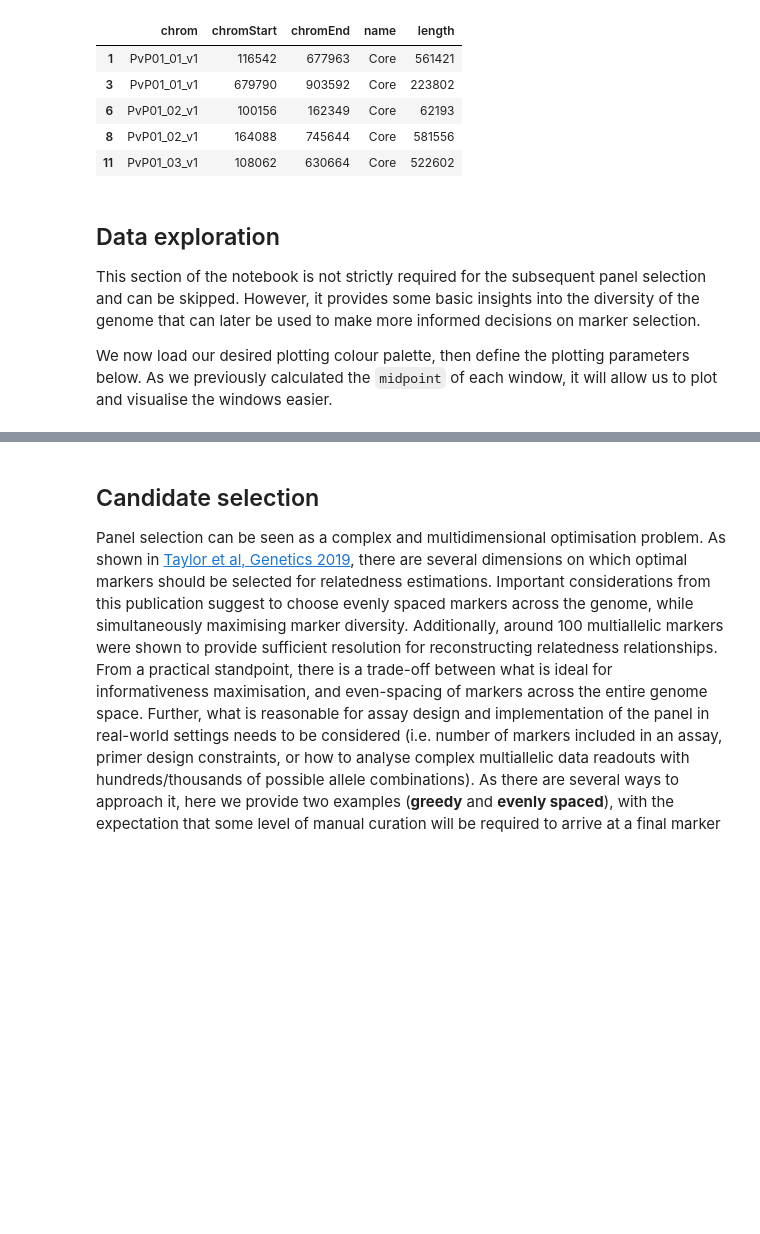
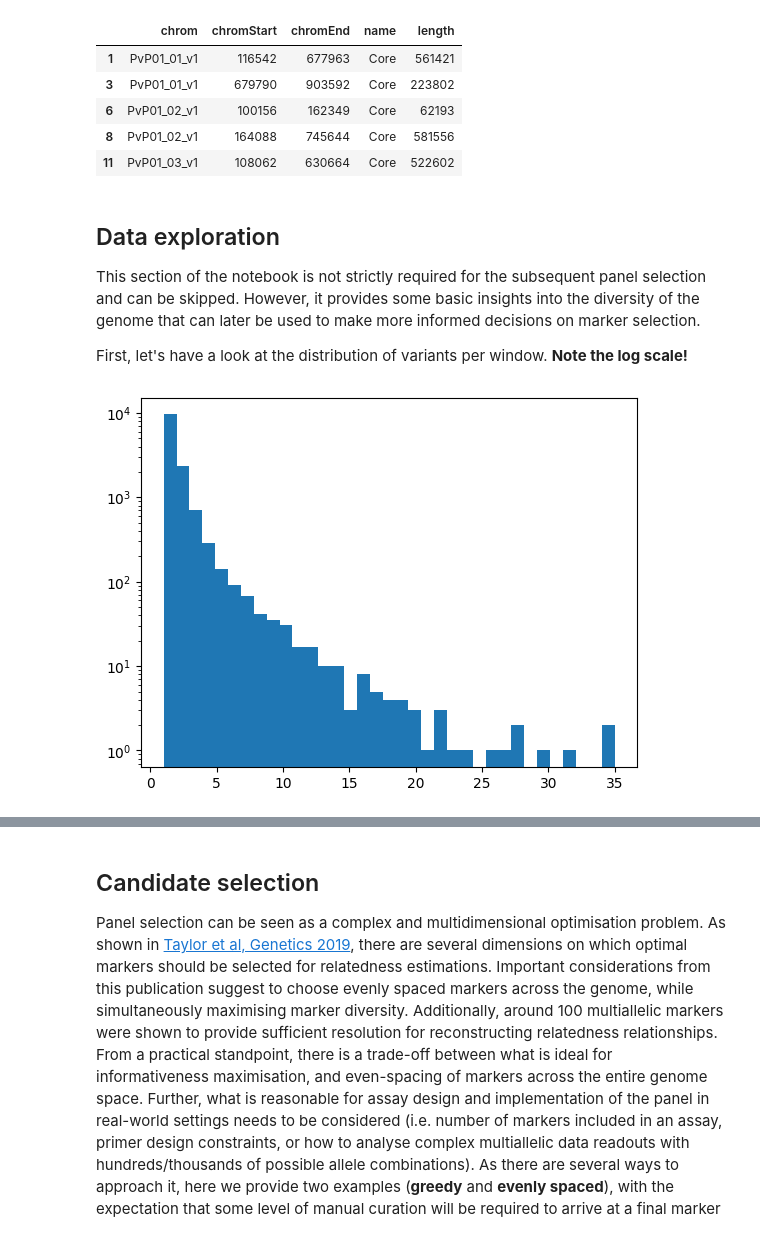
Before and after one commit to svsiegel/vivax-mhaps, a Jupyter notebook: notebooks/2_selection_from_microhaplotype_candidates.ipynb, the cells around one changed output, grey strips where cells are left out. Cells and saved outputs as stored; diff of their text form; code cells hidden in the pictures; blank space fills up the shorter version.

```diff
--- a/notebooks/2_selection_from_microhaplotype_candidates.ipynb
+++ b/notebooks/2_selection_from_microhaplotype_candidates.ipynb
@@ -93,4 +93,4 @@ pv_core.head()
 
 This section of the notebook is not strictly required for the subsequent panel selection and can be skipped. However, it provides some basic insights into the diversity of the genome that can later be used to make more informed decisions on marker selection.
 
-We now load our desired plotting colour palette, then define the plotting parameters below. As we previously calculated the `midpoint` of each window, it will allow us to plot and visualise the windows easier.
+First, let's have a look at the distribution of variants per window. **Note the log scale!**
@@ -100,0 +97,4 @@ rainbow_palette = ['#C62828','#D81B60','#8E24AA','#5E35B1','#3949AB','#1E88E5','
+# %%
+_ = plt.hist(windows_df["variant_counts"],bins=35,log=True)
+# %% [output]
+[figure, added]
```
Also changed, not shown: parts of 32 cells of this notebook.
